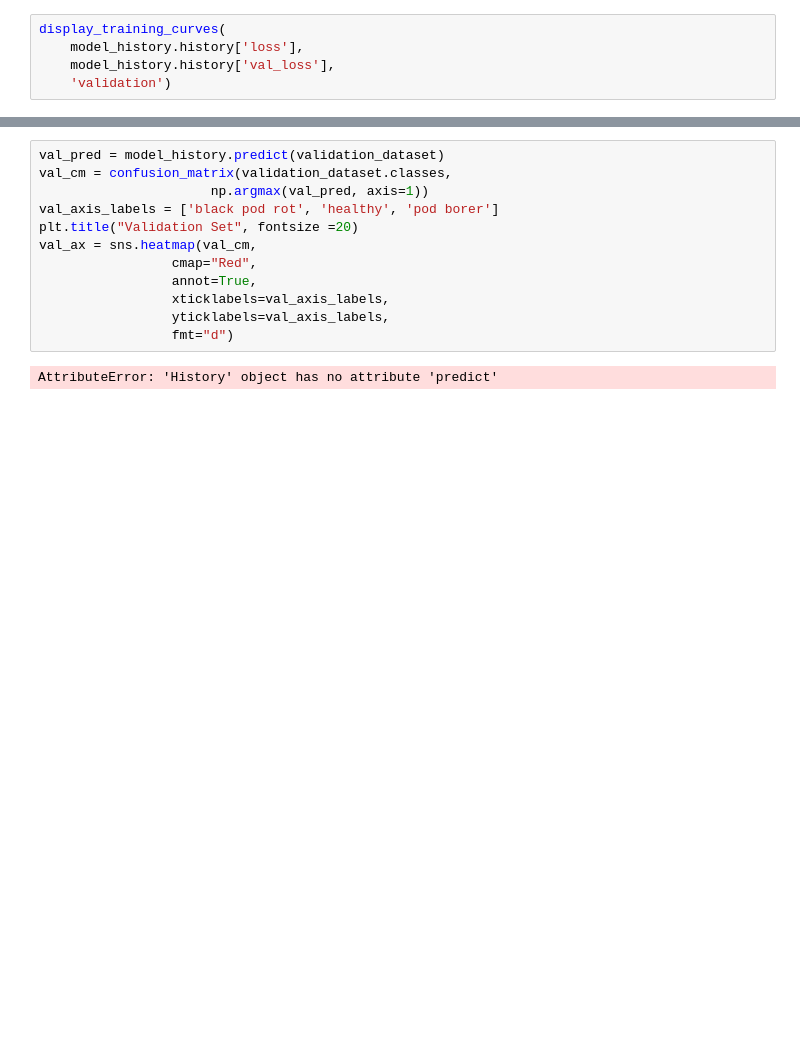
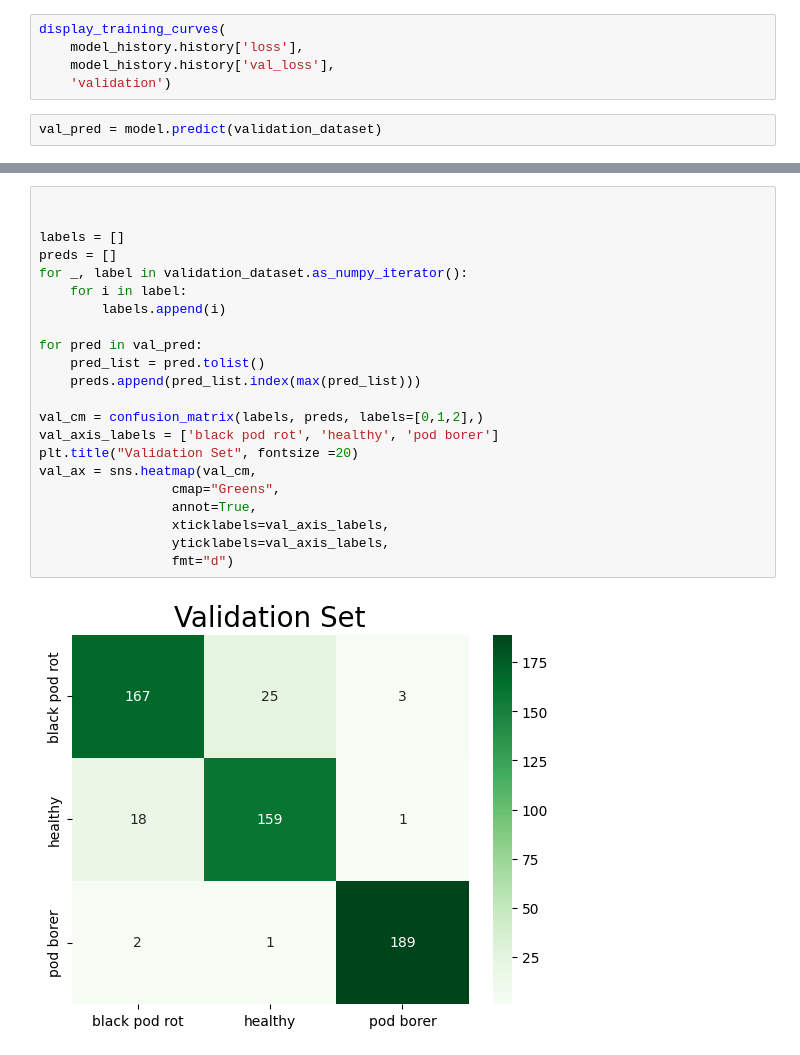
Before and after one commit to Boopya/cacao-research, a Jupyter notebook: Model Using EfficientNetB7/main.ipynb, the cells around one changed output, grey strips where cells are left out. Drawn from its saved outputs; the diff is of its cells as text; blank space fills up the shorter version.

```diff
--- a/Model Using EfficientNetB7/main.ipynb
+++ b/Model Using EfficientNetB7/main.ipynb
@@ -248,3 +241,5 @@ display_training_curves(
     model_history.history['loss'],
     model_history.history['val_loss'],
     'validation')
+# %%
+val_pred = model.predict(validation_dataset)
@@ -251,14 +248,24 @@ display_training_curves(
 # %%
-val_pred = model_history.predict(validation_dataset)
-val_cm = confusion_matrix(validation_dataset.classes,
-                      np.argmax(val_pred, axis=1))
+
+
+labels = []
+preds = []
+for _, label in validation_dataset.as_numpy_iterator():
+    for i in label:
+        labels.append(i)
+
+for pred in val_pred:
+    pred_list = pred.tolist()
+    preds.append(pred_list.index(max(pred_list)))
+
+val_cm = confusion_matrix(labels, preds, labels=[0,1,2],)
 val_axis_labels = ['black pod rot', 'healthy', 'pod borer']
 plt.title("Validation Set", fontsize =20)
 val_ax = sns.heatmap(val_cm,
-                 cmap="Red",
+                 cmap="Greens",
                  annot=True,
                  xticklabels=val_axis_labels,
                  yticklabels=val_axis_labels,
                  fmt="d")
 # %% [output]
-AttributeError: 'History' object has no attribute 'predict'
+[figure, added]
```
Also changed, not shown: parts of 9 cells of this notebook.
